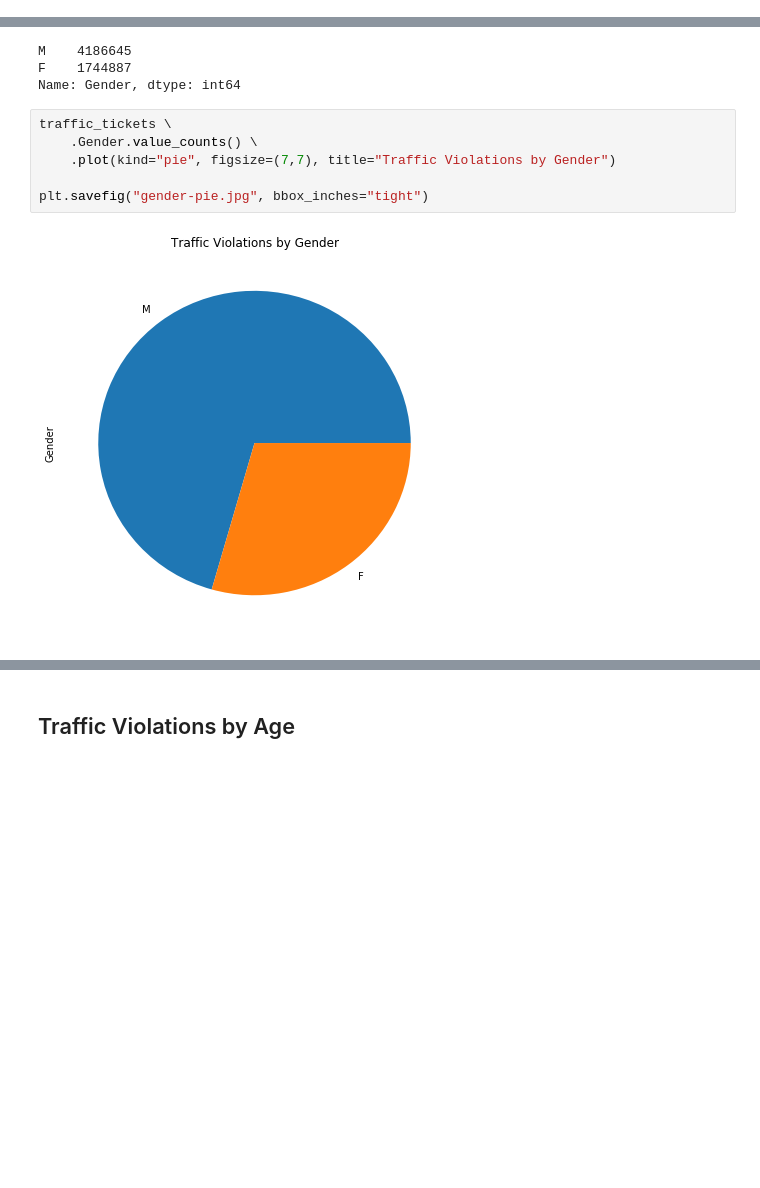
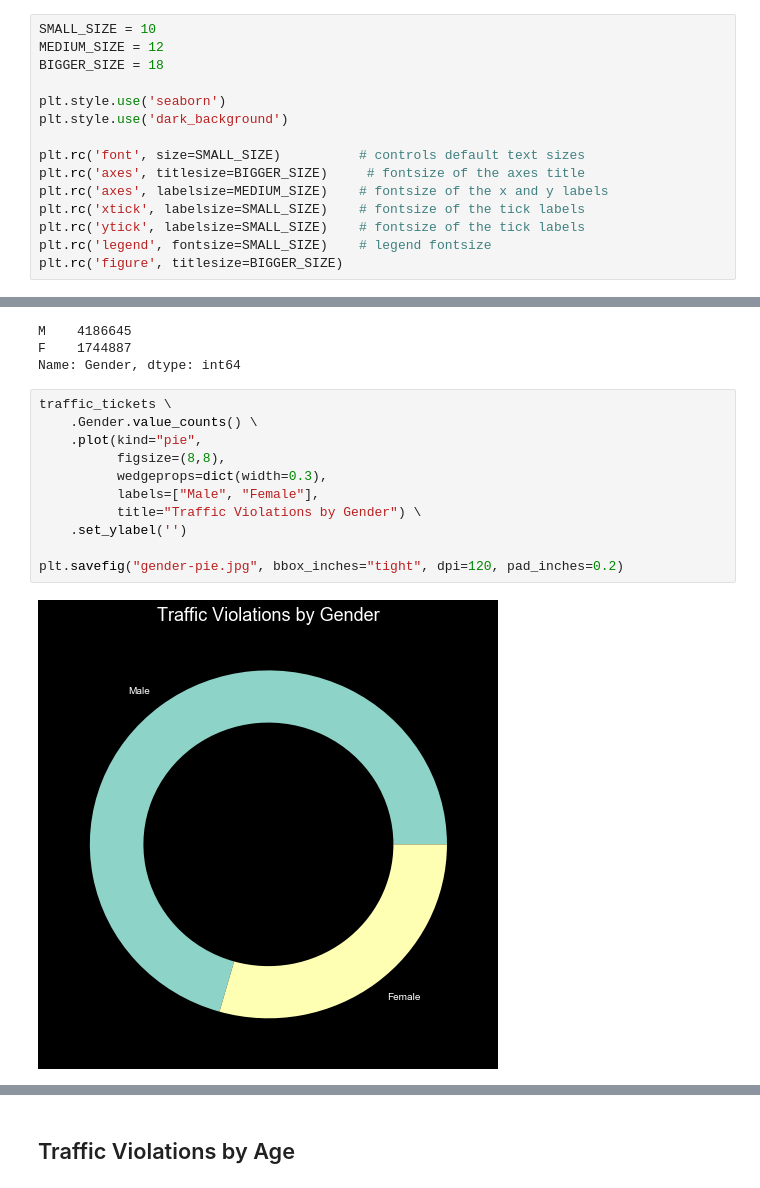
Before and after one commit to dacrands/traffic-ticket-data, a Jupyter notebook: traffic-data.ipynb, the cells around one changed output, grey strips where cells are left out. Cells and saved outputs as stored; diff of their text form; blank space fills up the shorter version.

```diff
--- a/traffic-data.ipynb
+++ b/traffic-data.ipynb
@@ -309,3 +311,18 @@ len(set(traffic_tickets.State))
+# %%
+SMALL_SIZE = 10
+MEDIUM_SIZE = 12
+BIGGER_SIZE = 18
+
+plt.style.use('seaborn')
+plt.style.use('dark_background')
+
+plt.rc('font', size=SMALL_SIZE)          # controls default text sizes
+plt.rc('axes', titlesize=BIGGER_SIZE)     # fontsize of the axes title
+plt.rc('axes', labelsize=MEDIUM_SIZE)    # fontsize of the x and y labels
+plt.rc('xtick', labelsize=SMALL_SIZE)    # fontsize of the tick labels
+plt.rc('ytick', labelsize=SMALL_SIZE)    # fontsize of the tick labels
+plt.rc('legend', fontsize=SMALL_SIZE)    # legend fontsize
+plt.rc('figure', titlesize=BIGGER_SIZE)
 # %% [markdown]
 ## Top 10 Traffic Violations
 # %%
@@ -328,9 +347,14 @@ Name: Gender, dtype: int64
 # %%
 traffic_tickets \
     .Gender.value_counts() \
-    .plot(kind="pie", figsize=(7,7), title="Traffic Violations by Gender")
+    .plot(kind="pie",
+          figsize=(8,8),
+          wedgeprops=dict(width=0.3),
+          labels=["Male", "Female"],
+          title="Traffic Violations by Gender") \
+    .set_ylabel('')
 
-plt.savefig("gender-pie.jpg", bbox_inches="tight")
+plt.savefig("gender-pie.jpg", bbox_inches="tight", dpi=120, pad_inches=0.2)
 # %% [output]
-[figure, old version]
+[figure, new version]
 # %%
```
Also changed, not shown: parts of 11 cells of this notebook, 5 other files.
